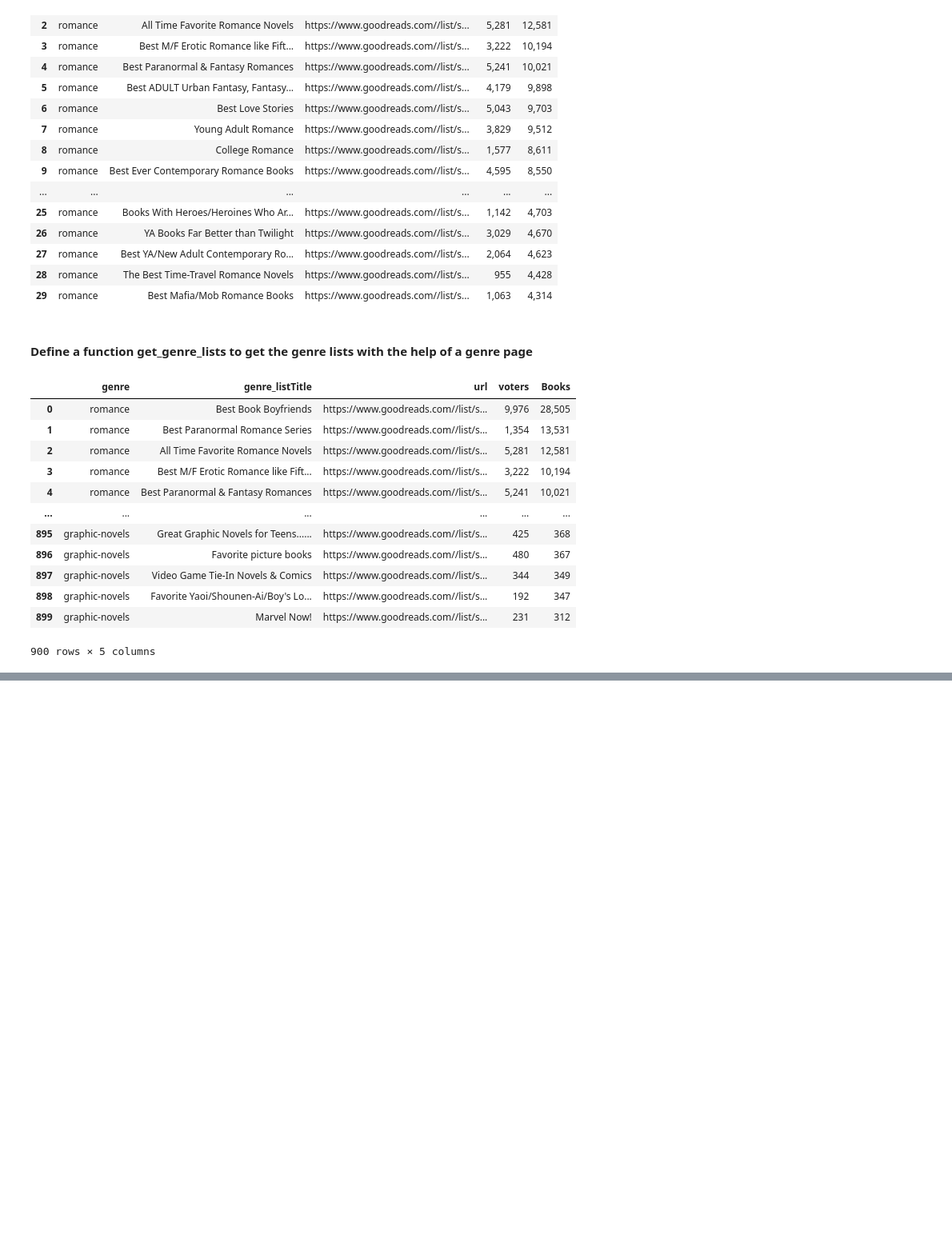
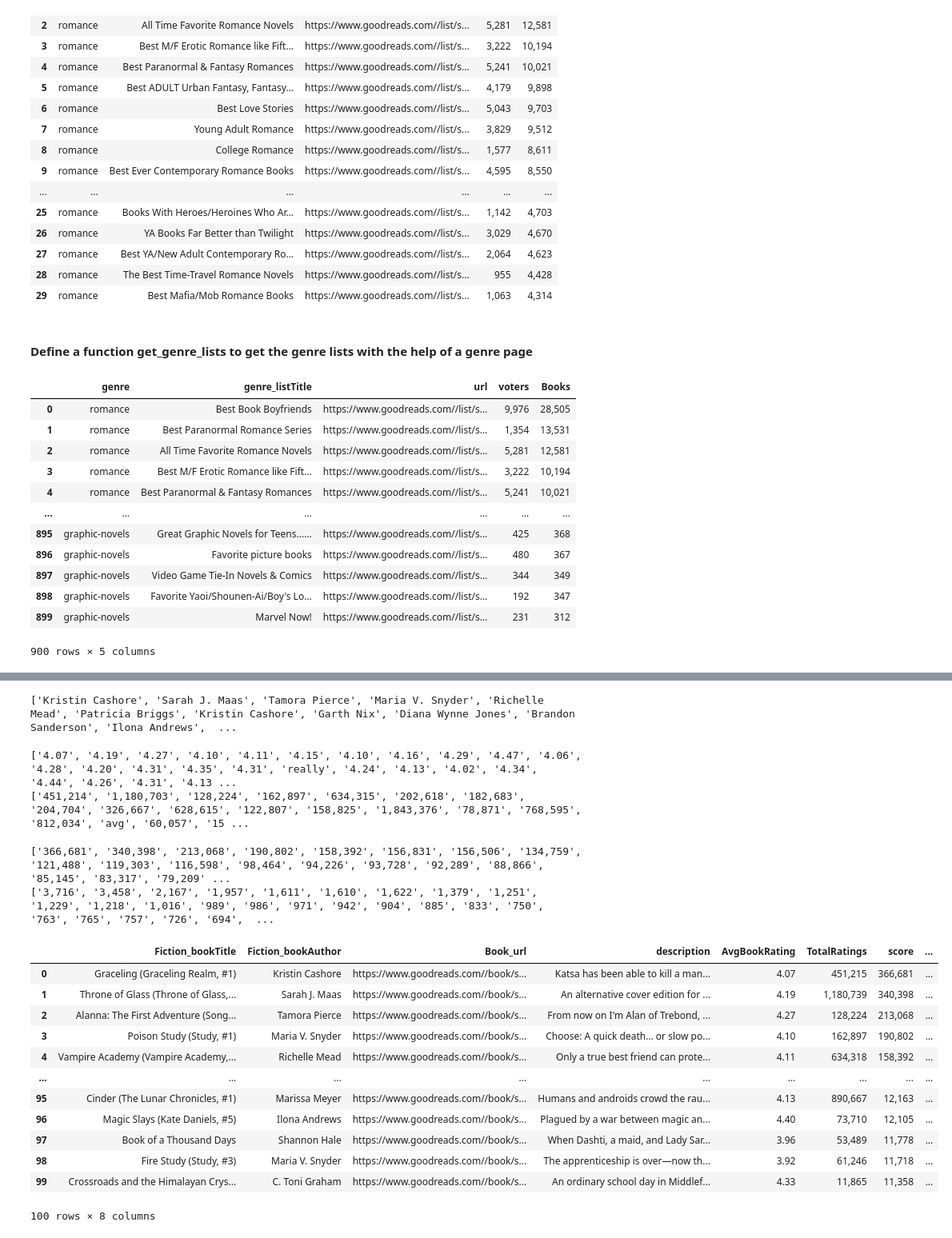
Before and after one commit to divya030/Webscraping_Goodreads, a Jupyter notebook: Webscraping - Goodreads.ipynb, the cells around one changed output, grey strips where cells are left out. Shown at 80% size. Drawn from its saved outputs; the diff is of its cells as text; code cells hidden in the pictures; blank space fills up the shorter version.

```diff
--- a/Webscraping - Goodreads.ipynb
+++ b/Webscraping - Goodreads.ipynb
@@ -446,0 +539,51 @@ get_genre_list()
+# %%
+description = []
+
+for i in book_url:
+
+    desc = requests.get(i)
+
+    desc_page = BeautifulSoup(desc.content,"html.parser")
+
+    des = desc_page.find('span',class_ = 'Formatted').text
+
+    description.append(des)
+# %%
+Fiction_book_author  = Fiction_Best_series.find_all('a', class_ = 'authorName')
+
+author = []
+
+for i in Fiction_book_author:
+    author.append(i.text)
+print(author)
+# %% [output]
+['Kristin Cashore', 'Sarah J. Maas', 'Tamora Pierce', 'Maria V. Snyder', 'Richelle Mead', 'Patricia Briggs', 'Kristin Cashore', 'Garth Nix', 'Diana Wynne Jones', 'Brandon Sanderson', 'Ilona Andrews',  ...
+# %%
+Fiction_book_rating  = Fiction_Best_series.find_all('span', class_ = 'minirating')
+
+avg_rating = []
+total_rating = []
+
+for i in Fiction_book_rating:
+    avg_rating.append(i.text.split()[0])
+    total_rating.append(i.text.split()[4])
+print(avg_rating)
+print(total_rating)
+# %% [output]
+['4.07', '4.19', '4.27', '4.10', '4.11', '4.15', '4.10', '4.16', '4.29', '4.47', '4.06', '4.28', '4.20', '4.31', '4.35', '4.31', 'really', '4.24', '4.13', '4.02', '4.34', '4.44', '4.26', '4.31', '4.13 ...
+['451,214', '1,180,703', '128,224', '162,897', '634,315', '202,618', '182,683', '204,704', '326,667', '628,615', '122,807', '158,825', '1,843,376', '78,871', '768,595', '812,034', 'avg', '60,057', '15 ...
+# %%
+Fiction_book_score  = Fiction_Best_series.find_all('span', class_ = 'smallText uitext')
+
+score = []
+votes = []
+
+for i in Fiction_book_score:
+    score.append(i.text.split()[1][:-1])
+    votes.append(i.text.split()[3])
+
+print(score)
+print(votes)
+# %% [output]
+['366,681', '340,398', '213,068', '190,802', '158,392', '156,831', '156,506', '134,759', '121,488', '119,303', '116,598', '98,464', '94,226', '93,728', '92,289', '88,866', '85,145', '83,317', '79,209' ...
+['3,716', '3,458', '2,167', '1,957', '1,611', '1,610', '1,622', '1,379', '1,251', '1,229', '1,218', '1,016', '989', '986', '971', '942', '904', '885', '833', '750', '763', '765', '757', '726', '694',  ...
@@ -446,0 +664,16 @@ get_genre_list()
+# %%
+get_book_details()
+# %% [output]
+|  | Fiction_bookTitle | Fiction_bookAuthor | Book_url | description | AvgBookRating | TotalRatings | score | ... |
+| 0 | Graceling (Graceling Realm, #1) | Kristin Cashore | https://www.goodreads.com//book/s... | Katsa has been able to kill a man... | 4.07 | 451,215 | 366,681 | ... |
+| 1 | Throne of Glass (Throne of Glass,... | Sarah J. Maas | https://www.goodreads.com//book/s... | An alternative cover edition for ... | 4.19 | 1,180,739 | 340,398 | ... |
+| 2 | Alanna: The First Adventure (Song... | Tamora Pierce | https://www.goodreads.com//book/s... | From now on I'm Alan of Trebond, ... | 4.27 | 128,224 | 213,068 | ... |
+| 3 | Poison Study (Study, #1) | Maria V. Snyder | https://www.goodreads.com//book/s... | Choose: A quick death… or slow po... | 4.10 | 162,897 | 190,802 | ... |
+| 4 | Vampire Academy (Vampire Academy,... | Richelle Mead | https://www.goodreads.com//book/s... | Only a true best friend can prote... | 4.11 | 634,318 | 158,392 | ... |
+| ... | ... | ... | ... | ... | ... | ... | ... | ... |
+| 95 | Cinder (The Lunar Chronicles, #1) | Marissa Meyer | https://www.goodreads.com//book/s... | Humans and androids crowd the rau... | 4.13 | 890,667 | 12,163 | ... |
+| 96 | Magic Slays (Kate Daniels, #5) | Ilona Andrews | https://www.goodreads.com//book/s... | Plagued by a war between magic an... | 4.40 | 73,710 | 12,105 | ... |
+| 97 | Book of a Thousand Days | Shannon Hale | https://www.goodreads.com//book/s... | When Dashti, a maid, and Lady Sar... | 3.96 | 53,489 | 11,778 | ... |
+| 98 | Fire Study (Study, #3) | Maria V. Snyder | https://www.goodreads.com//book/s... | The apprenticeship is over—now th... | 3.92 | 61,246 | 11,718 | ... |
+| 99 | Crossroads and the Himalayan Crys... | C. Toni Graham | https://www.goodreads.com//book/s... | An ordinary school day in Middlef... | 4.33 | 11,865 | 11,358 | ... |
+100 rows × 8 columns
```
Also changed, not shown: parts of 12 cells of this notebook.
